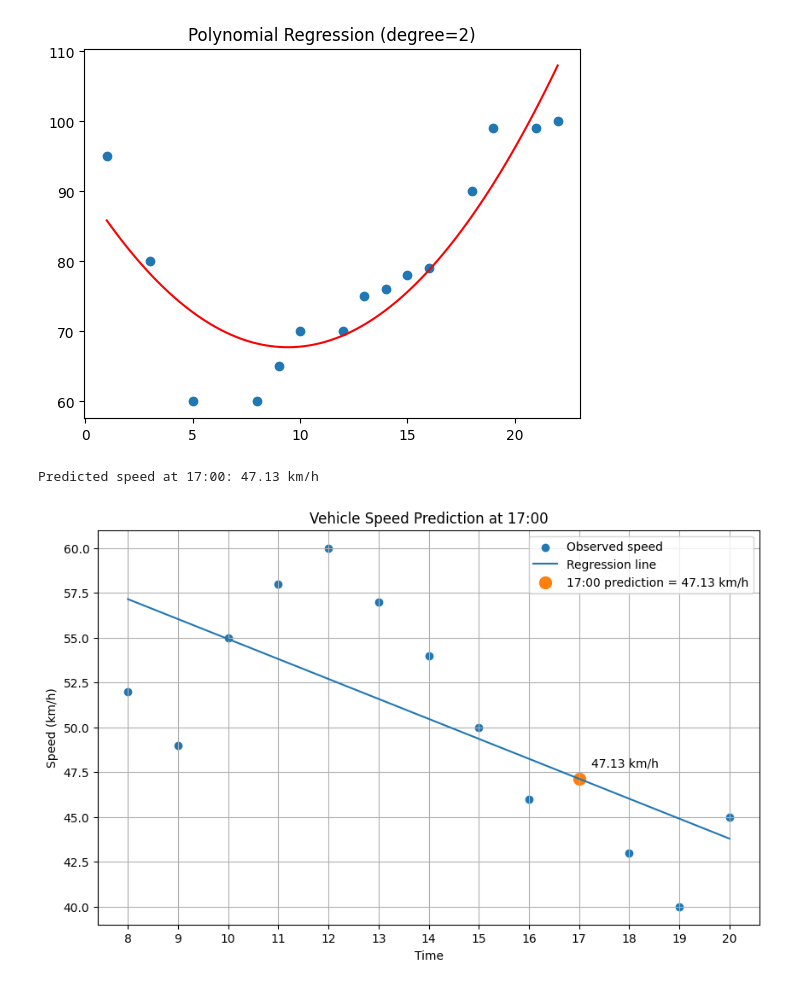
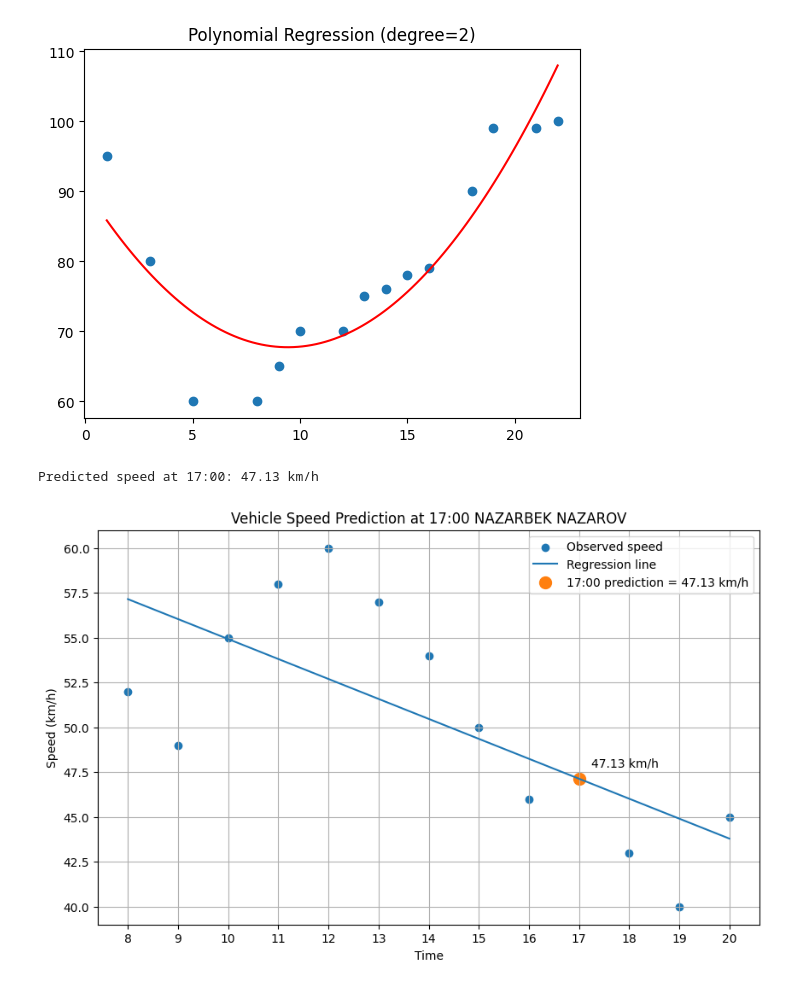
Before and after one commit to CyberNaza/AI-Electronic_dept, a Jupyter notebook: AIminiProject.ipynb, the cells around one changed output. Drawn from its saved outputs; the diff is of its cells as text; code cells hidden in the pictures.

```diff
--- a/AIminiProject.ipynb
+++ b/AIminiProject.ipynb
@@ -95,32 +95,32 @@ plt.scatter(
 plt.plot(
     df["hour"],
     df["predicted_speed"],
     label="Regression line"
 )
 
 # 17:00 prediction
 plt.scatter(
     17,
     predicted_speed,
     s=100,
     label=f"17:00 prediction = {predicted_speed:.2f} km/h"
 )
 
 plt.annotate(
     f"{predicted_speed:.2f} km/h",
     (17, predicted_speed),
     xytext=(10, 10),
     textcoords="offset points"
 )
 
 plt.xlabel("Time")
 plt.ylabel("Speed (km/h)")
-plt.title("Vehicle Speed Prediction at 17:00")
+plt.title("Vehicle Speed Prediction at 17:00 NAZARBEK NAZAROV")
 plt.xticks(range(8, 21))
 plt.legend()
 plt.grid(True)
 
 plt.show()
 # %% [output]
 Predicted speed at 17:00: 47.13 km/h
-[figure, old version]
+[figure, new version]
```
